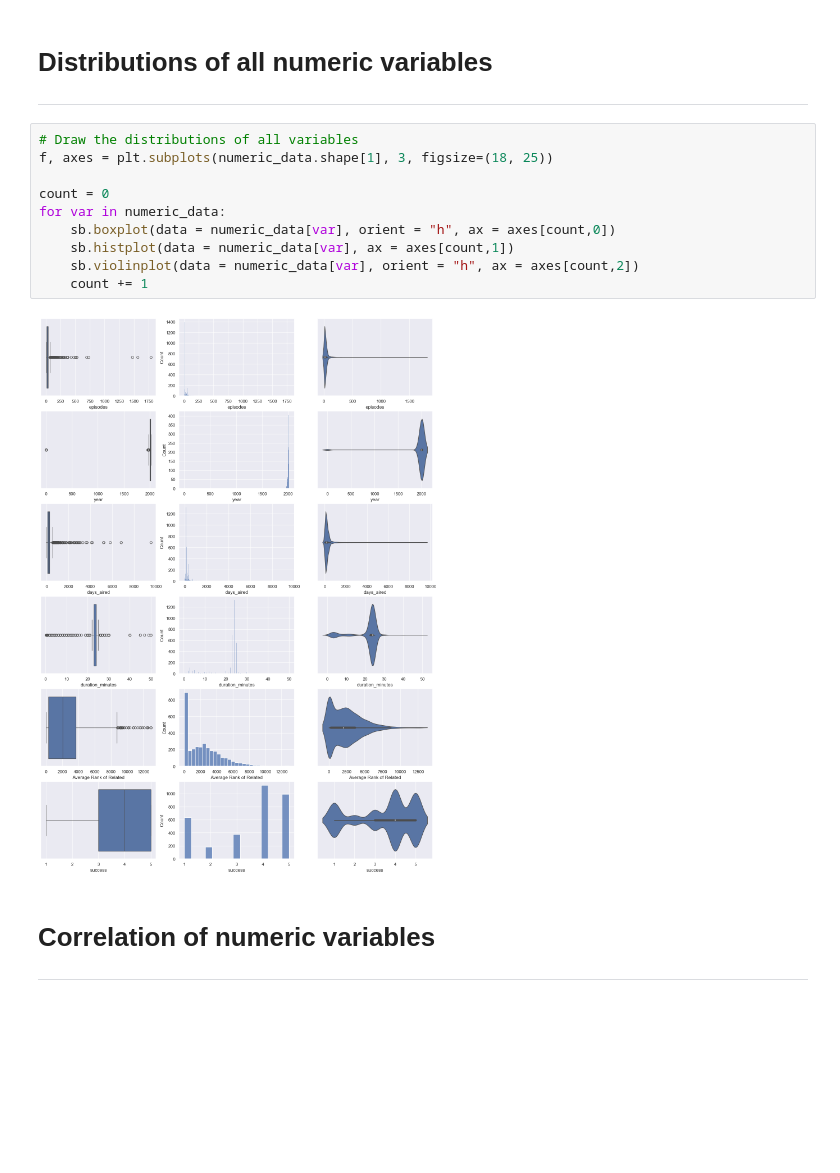
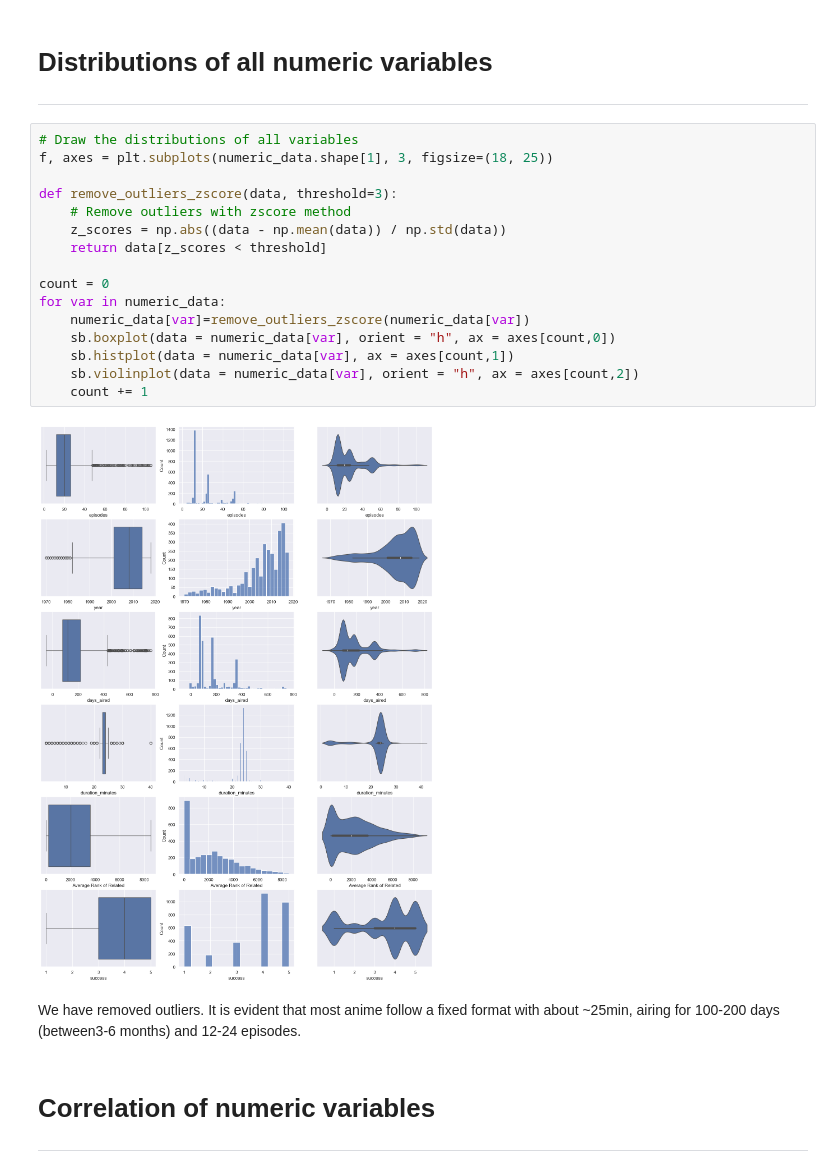
Before and after one commit to TanGuiShan/mini_project, a Jupyter notebook: Data Visualisation.ipynb, the cells around one changed output. Saved outputs shown, nothing was run; the diff lists cells and outputs as text; blank space fills up the shorter version.

Commit message:
Updated Data visualisation & README
added explanation and more markdown cells. Should be ready for submission

```diff
--- a/Data Visualisation.ipynb
+++ b/Data Visualisation.ipynb
@@ -79,15 +79,23 @@ numeric_data.describe().round(2)
 # %%
 # Draw the distributions of all variables
 f, axes = plt.subplots(numeric_data.shape[1], 3, figsize=(18, 25))
 
+def remove_outliers_zscore(data, threshold=3):
+    # Remove outliers with zscore method
+    z_scores = np.abs((data - np.mean(data)) / np.std(data))
+    return data[z_scores < threshold]
+
 count = 0
 for var in numeric_data:
+    numeric_data[var]=remove_outliers_zscore(numeric_data[var])
     sb.boxplot(data = numeric_data[var], orient = "h", ax = axes[count,0])
     sb.histplot(data = numeric_data[var], ax = axes[count,1])
     sb.violinplot(data = numeric_data[var], orient = "h", ax = axes[count,2])
     count += 1
 # %% [output]
-[figure, old version]
+[figure, new version]
+# %% [markdown]
+We have removed outliers. It is evident that most anime follow a fixed format with about ~25min, airing for 100-200 days (between3-6 months) and 12-24 episodes.
 # %% [markdown]
 # Correlation of numeric variables
 ---
```
Also changed, not shown: parts of 29 cells of this notebook, 2 other files.
